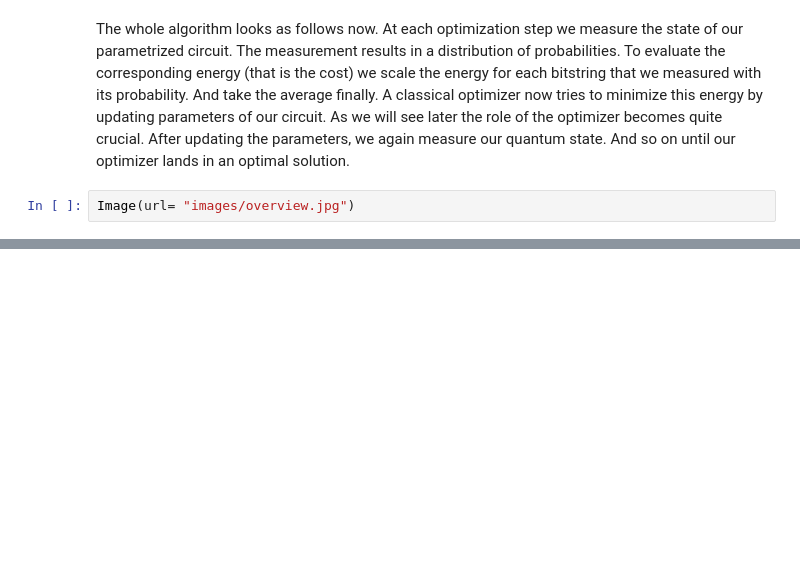
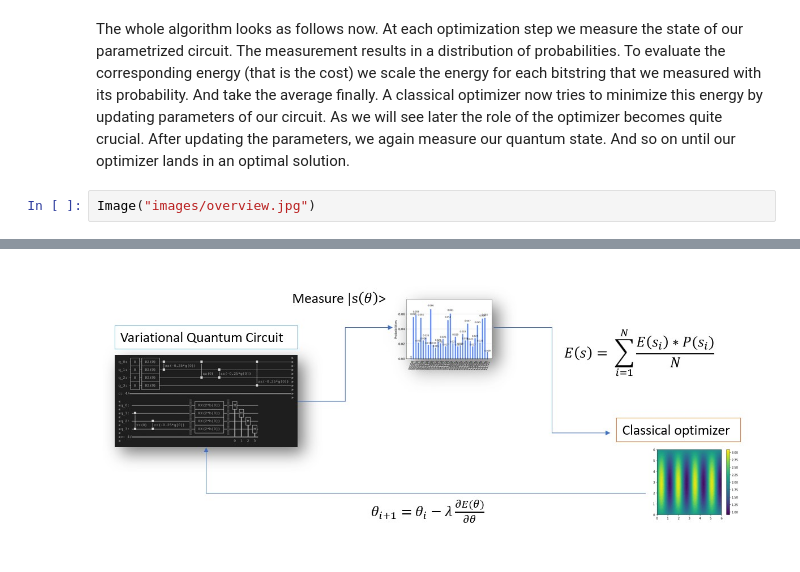
Before and after one commit to nicolasthill/Qiskit-Hackathon-at-World-of-QUANTUM, a Jupyter notebook: QAOA 101/QAOA_Theoretical_Background.ipynb, the cells around one changed output, grey strips where cells are left out. Saved outputs shown, nothing was run; the diff lists cells and outputs as text; blank space fills up the shorter version.

```diff
--- a/QAOA 101/QAOA_Theoretical_Background.ipynb
+++ b/QAOA 101/QAOA_Theoretical_Background.ipynb
@@ -92,5 +102,5 @@ Image(url= "images/circ.jpg")
 # %% [markdown]
 The whole algorithm looks as follows now. At each optimization step we measure the state of our parametrized circuit. The measurement results in a distribution of probabilities. To evaluate the corresponding energy (that is the cost) we scale the energy for each bitstring that we measured with its probability. And take the average finally. A classical optimizer now tries to minimize this energy by updating parameters of our circuit. As we will see later the role of the optimizer becomes quite crucial. After updating the parameters, we again measure our quantum state. And so on until our optimizer lands in an optimal solution.
 # %%
-Image(url= "images/overview.jpg")
+Image("images/overview.jpg")
 # %% [output]
@@ -97,0 +107 @@ Image(url= "images/overview.jpg")
+[figure, added]
```
Also changed, not shown: parts of 9 cells of this notebook.
